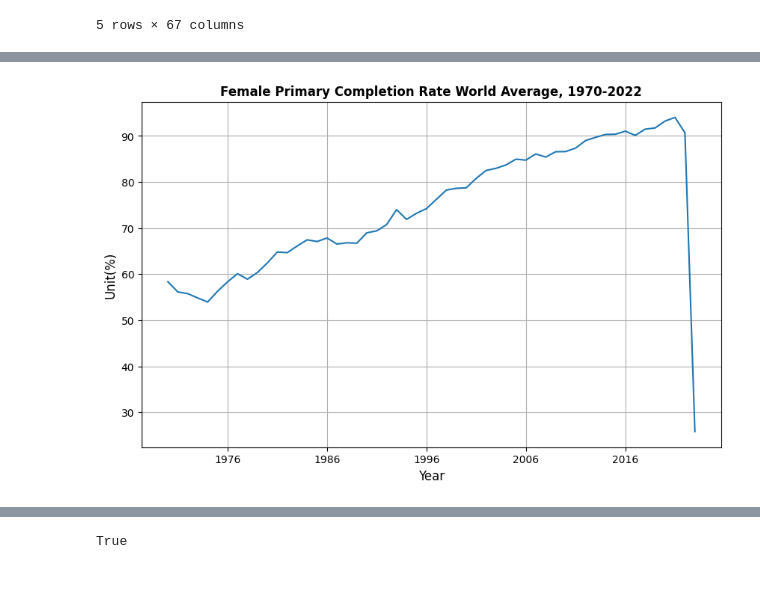
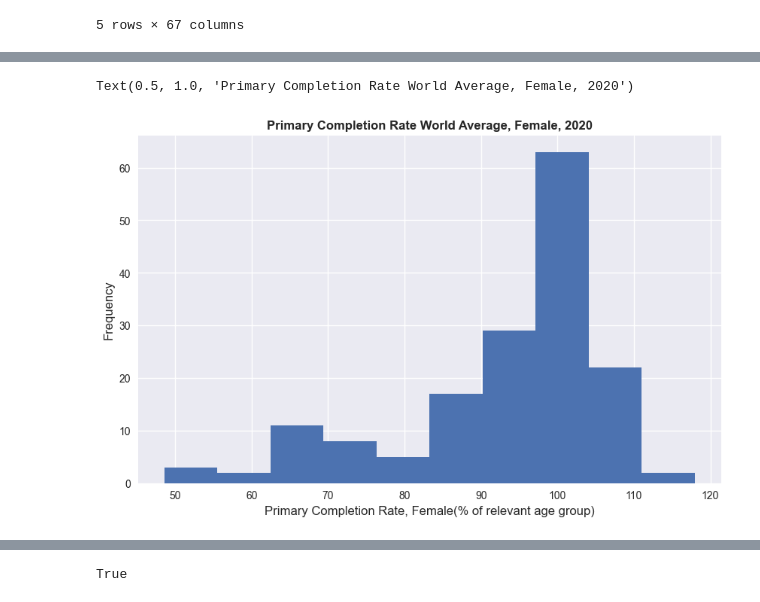
Before and after one commit to HongjunQian/data_project_2023, a Jupyter notebook: Data_project.ipynb, the cells around one changed output, grey strips where cells are left out. Drawn from its saved outputs; the diff is of its cells as text; code cells hidden in the pictures.

```diff
--- a/Data_project.ipynb
+++ b/Data_project.ipynb
@@ -36,0 +44,19 @@ edu_data.head()
+# %%
+plt.style.use('seaborn')
+
+years = [str(year) for year in range(1970, 2022)]
+country_name = 'World'
+
+country_data = edu_data[edu_data.iloc[:, 0] == country_name]
+
+completion_rates = country_data[years].values.flatten()
+
+plt.figure(figsize=(10, 6))
+plt.plot(years, completion_rates, marker='o')
+plt.title('World Primary Completion Rate, Female, 1970-2022', weight="bold")
+plt.xlabel('Year', fontsize=12)
+plt.ylabel('Completion Rate', fontsize=12)
+plt.grid(True)
+plt.xticks(years[::5], rotation=45)
+
+plt.plot()
@@ -37,16 +101,8 @@ edu_data.head()
 # %%
-def col_mean(col):
-    try :
-
-        return col.mean()
-    except:
-        pass
-
-edu_data.apply(col_mean,axis=0).plot(figsize=(10, 6))
-
-plt.ylabel("Unit(%)", fontsize=12)
-plt.xlabel("Year", fontsize=12)
-plt.title("Female Primary Completion Rate World Average, 1970-2022", weight="bold")
-plt.grid(True)
+edu_data["2020"].hist(figsize=(10, 6))
+plt.ylabel("Frequency", fontsize=12)
+plt.xlabel("Primary Completion Rate, Female(% of relevant age group)", fontsize=12)
+plt.title("Primary Completion Rate World Average, Female, 2020", weight="bold")
 # %% [output]
+Text(0.5, 1.0, 'Primary Completion Rate World Average, Female, 2020')
-[figure, old version]
+[figure, new version]
```
Also changed, not shown: parts of 25 cells of this notebook, 1 other file.
